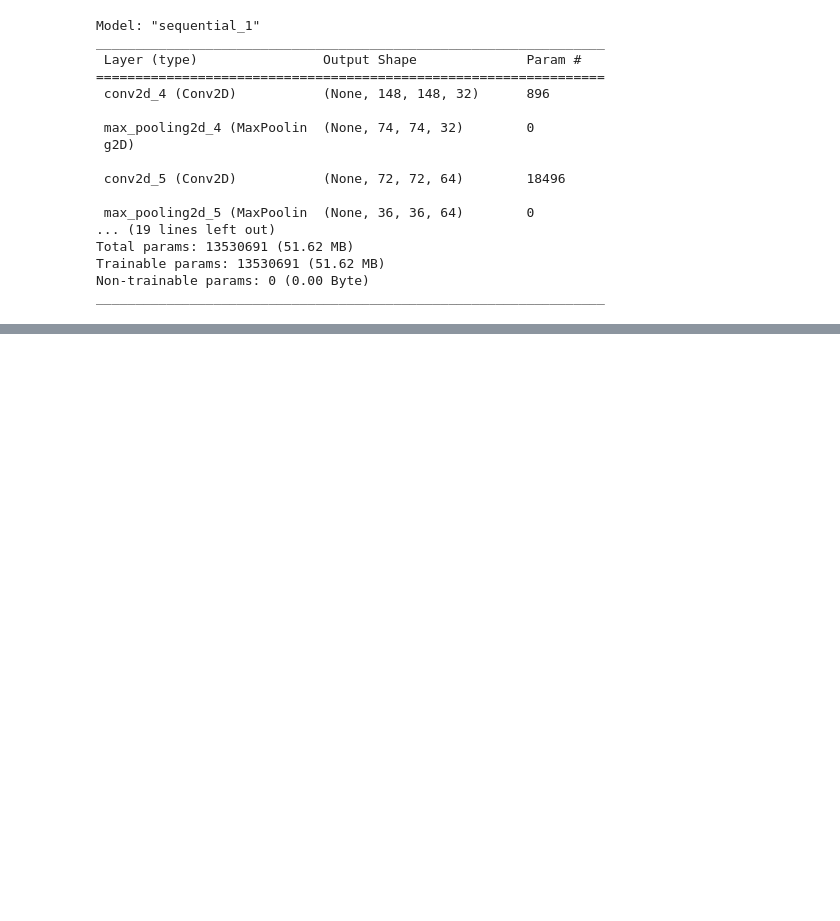
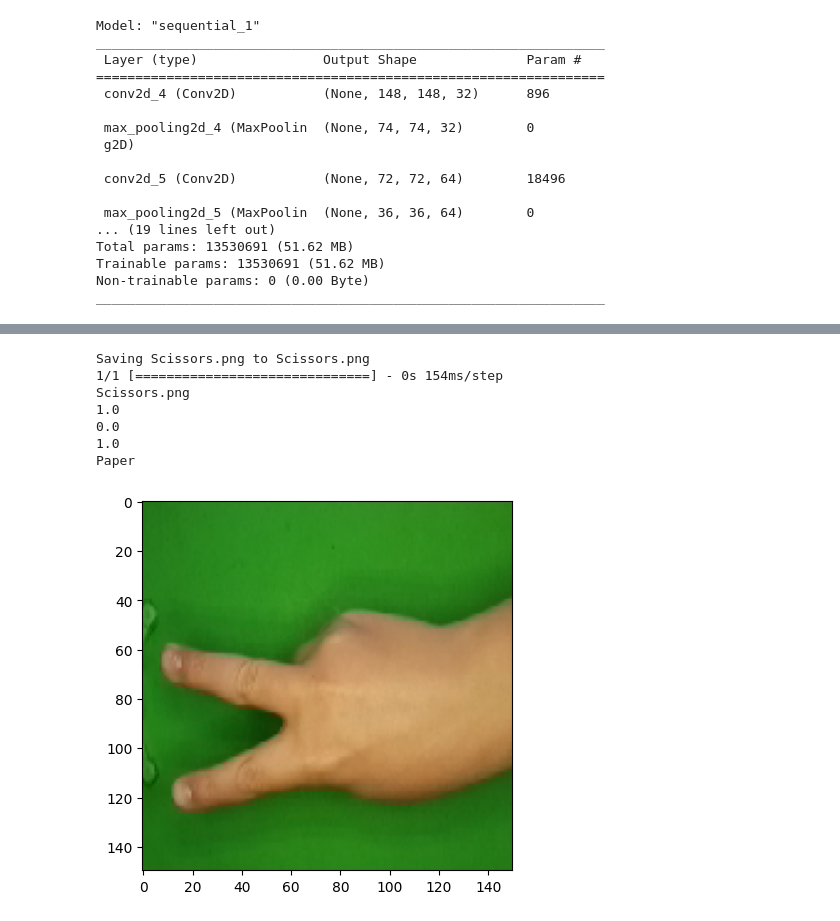
Before and after one commit to agusrusmawan/Tugas_Akhir_Dicoding_ML_Pemula, a Jupyter notebook: Proyek_Akhir_Klasifikasi_Gambar.ipynb, the cells around one changed output, grey strips where cells are left out. Saved outputs shown, nothing was run; the diff lists cells and outputs as text; code cells hidden in the pictures; blank space fills up the shorter version.

```diff
--- a/Proyek_Akhir_Klasifikasi_Gambar.ipynb
+++ b/Proyek_Akhir_Klasifikasi_Gambar.ipynb
@@ -164,0 +172,26 @@ Epoch 20/20
+# %%
+uploaded = files.upload()
+
+for fn in uploaded.keys():
+
+  # predicting images
+  path = fn
+  img = image.load_img(path, target_size=(150,150))
+
+  imgplot = plt.imshow(img)
+  x = image.img_to_array(img)
+  x = np.expand_dims(x, axis=0)
+  images = np.vstack([x])
+  classes = model.predict(images, batch_size=10)
+  print(fn)
+  print(classes[0][0])
+  print(classes[0][1])
+  print(classes[0][2])
+
+  if classes[0][0] ==1:
+    print("Paper")
+  elif classes[0][1] ==1:
+    print("Rock")
+  else:
+    print("Scissors")
+# %% [output]
@@ -164,0 +199,8 @@ Epoch 20/20
+Saving Scissors.png to Scissors.png
+1/1 [==============================] - 0s 154ms/step
+Scissors.png
+1.0
+0.0
+1.0
+Paper
+[figure, added]
```
Also changed, not shown: parts of 4 cells of this notebook.
